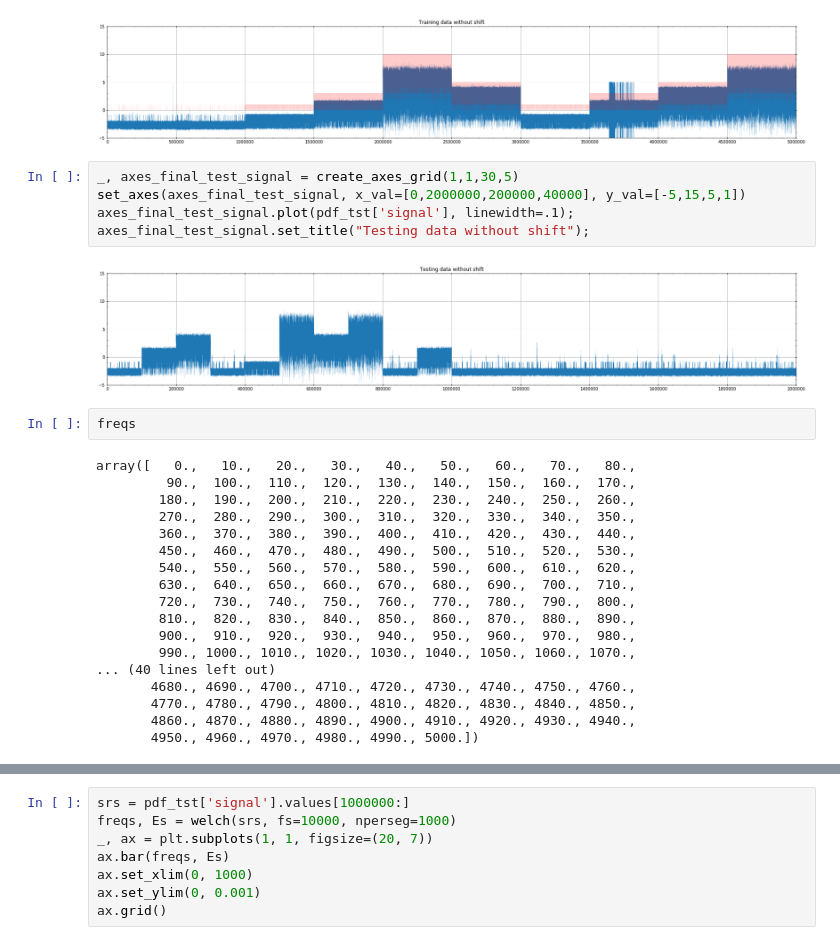
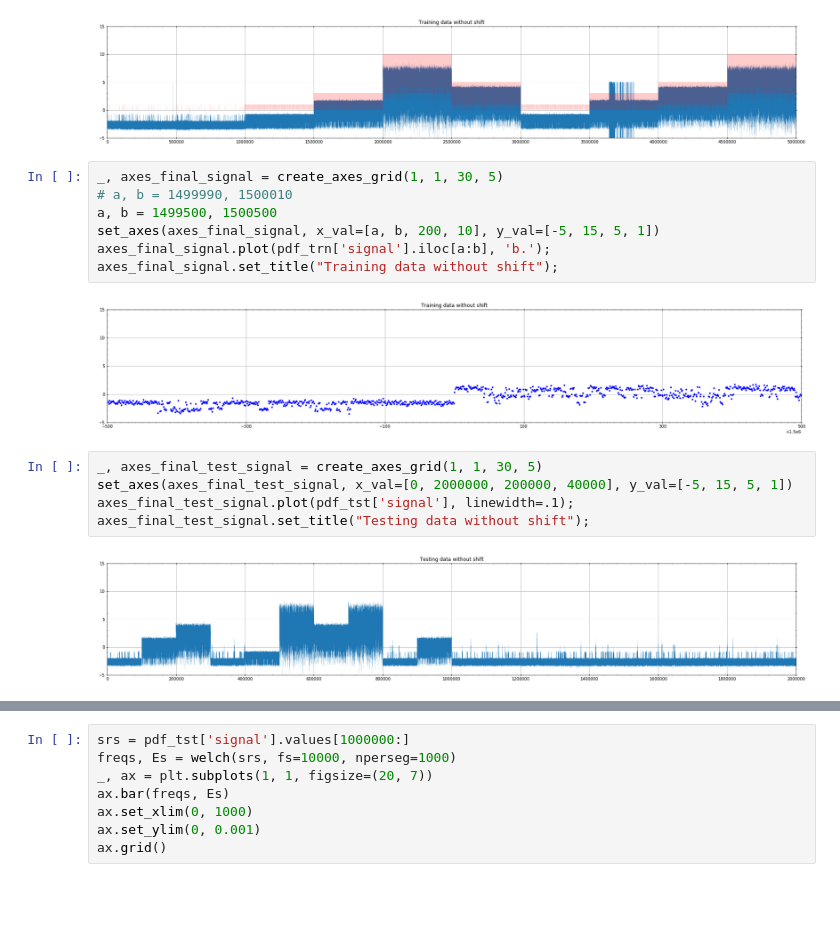
Before and after one commit to yuan1202/ion_switching, a Jupyter notebook: code/notebook_clean_data_EDA.ipynb, the cells around one changed output, grey strips where cells are left out. Cells and saved outputs as stored; diff of their text form; blank space fills up the shorter version.

```diff
--- a/code/notebook_clean_data_EDA.ipynb
+++ b/code/notebook_clean_data_EDA.ipynb
@@ -48,30 +81,19 @@ axes_final_signal.plot(pdf_trn['open_channels'], color='red', linewidth=.1, line
 axes_final_signal.set_title("Training data without shift");
 # %% [output]
 [figure]
+# %%
+_, axes_final_signal = create_axes_grid(1, 1, 30, 5)
+# a, b = 1499990, 1500010
+a, b = 1499500, 1500500
+set_axes(axes_final_signal, x_val=[a, b, 200, 10], y_val=[-5, 15, 5, 1])
+axes_final_signal.plot(pdf_trn['signal'].iloc[a:b], 'b.');
+axes_final_signal.set_title("Training data without shift");
+# %% [output]
+[figure, added]
 # %%
-_, axes_final_test_signal = create_axes_grid(1,1,30,5)
-set_axes(axes_final_test_signal, x_val=[0,2000000,200000,40000], y_val=[-5,15,5,1])
+_, axes_final_test_signal = create_axes_grid(1, 1, 30, 5)
+set_axes(axes_final_test_signal, x_val=[0, 2000000, 200000, 40000], y_val=[-5, 15, 5, 1])
 axes_final_test_signal.plot(pdf_tst['signal'], linewidth=.1);
 axes_final_test_signal.set_title("Testing data without shift");
 # %% [output]
 [figure]
-# %%
-freqs
-# %% [output]
-array([   0.,   10.,   20.,   30.,   40.,   50.,   60.,   70.,   80.,
-         90.,  100.,  110.,  120.,  130.,  140.,  150.,  160.,  170.,
-        180.,  190.,  200.,  210.,  220.,  230.,  240.,  250.,  260.,
-        270.,  280.,  290.,  300.,  310.,  320.,  330.,  340.,  350.,
-        360.,  370.,  380.,  390.,  400.,  410.,  420.,  430.,  440.,
-        450.,  460.,  470.,  480.,  490.,  500.,  510.,  520.,  530.,
-        540.,  550.,  560.,  570.,  580.,  590.,  600.,  610.,  620.,
-        630.,  640.,  650.,  660.,  670.,  680.,  690.,  700.,  710.,
-        720.,  730.,  740.,  750.,  760.,  770.,  780.,  790.,  800.,
-        810.,  820.,  830.,  840.,  850.,  860.,  870.,  880.,  890.,
-        900.,  910.,  920.,  930.,  940.,  950.,  960.,  970.,  980.,
-        990., 1000., 1010., 1020., 1030., 1040., 1050., 1060., 1070.,
-... (40 lines left out)
-       4680., 4690., 4700., 4710., 4720., 4730., 4740., 4750., 4760.,
-       4770., 4780., 4790., 4800., 4810., 4820., 4830., 4840., 4850.,
-       4860., 4870., 4880., 4890., 4900., 4910., 4920., 4930., 4940.,
-       4950., 4960., 4970., 4980., 4990., 5000.])
```
Also changed, not shown: parts of 7 cells of this notebook, 8 other files.
